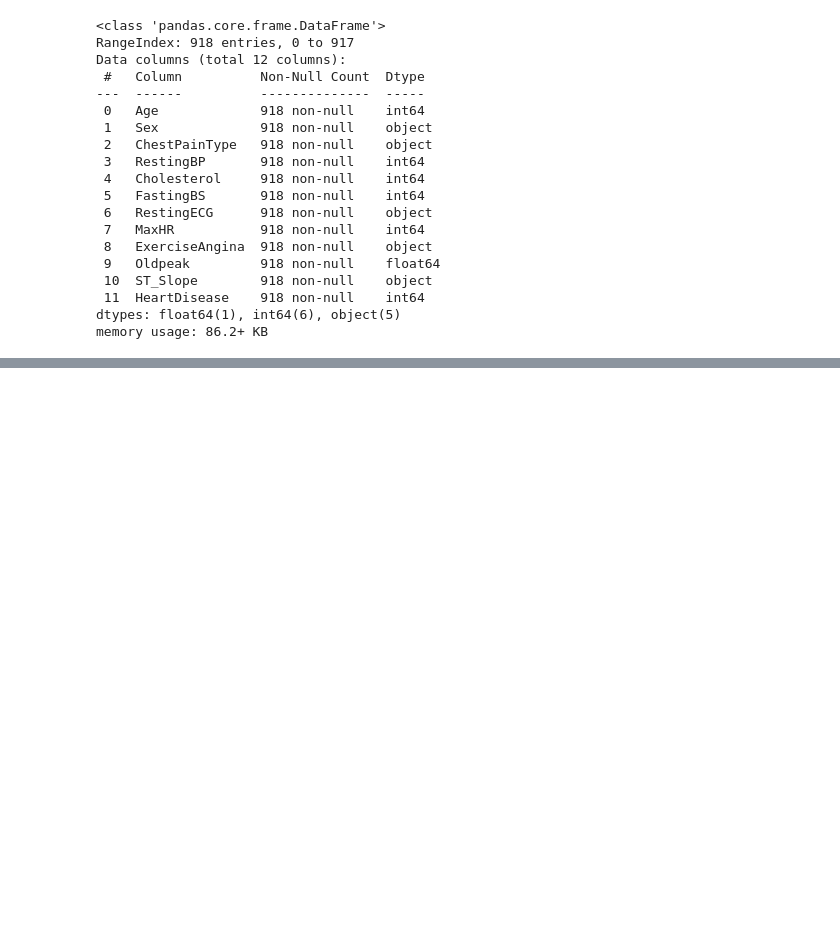
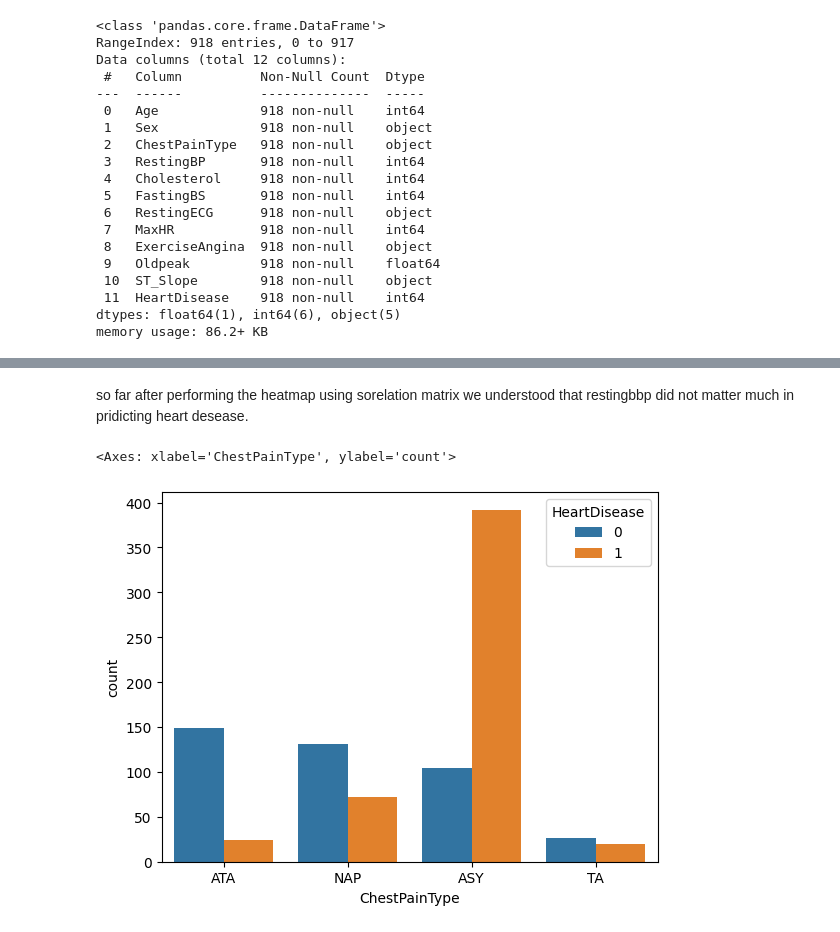
Before and after one commit to fadh1l/heart-pred-sys, a Jupyter notebook: heartpred.ipynb, the cells around one changed output, grey strips where cells are left out. Saved outputs shown, nothing was run; the diff lists cells and outputs as text; code cells hidden in the pictures; blank space fills up the shorter version.

```diff
--- a/heartpred.ipynb
+++ b/heartpred.ipynb
@@ -156,0 +52,8 @@ sns.barplot("ExerciseAngina", y="HeartDisease", data=df, ci=None, ax=axes[2])
+# %% [markdown]
+
+so far after performing the heatmap using sorelation matrix we understood that restingbbp did not matter much in pridicting heart desease.
+# %%
+sns.countplot(x=data.ChestPainType,hue=data.HeartDisease)
+# %% [output]
+<Axes: xlabel='ChestPainType', ylabel='count'>
+[figure, added]
```
Also changed, not shown: parts of 22 cells of this notebook.
